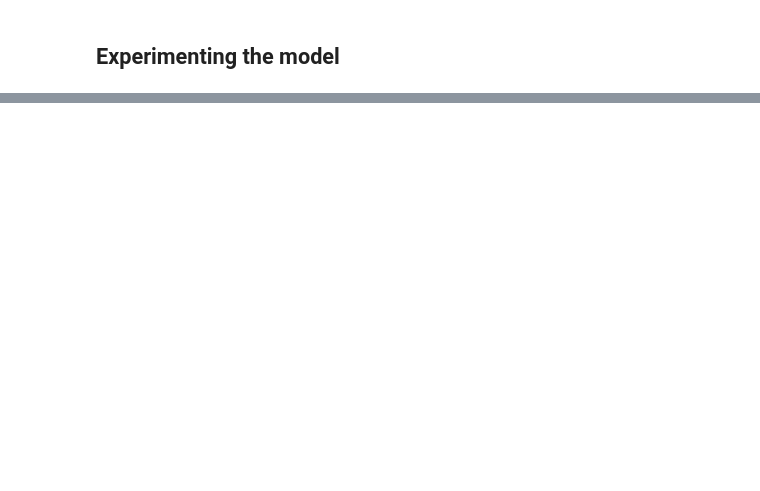
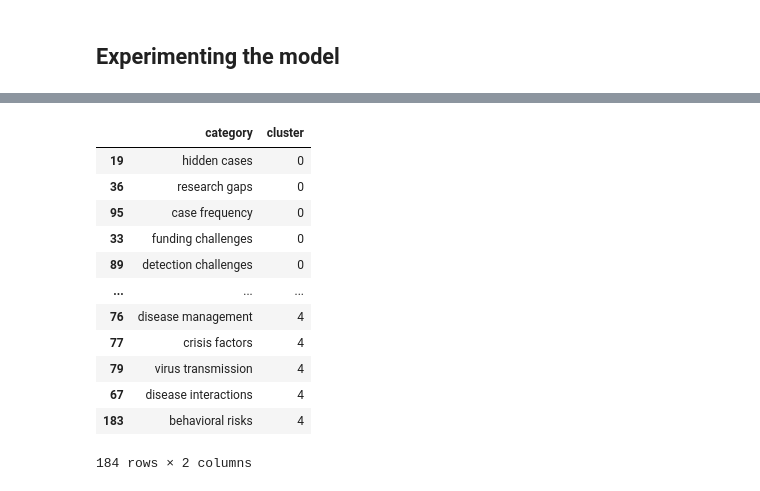
Before and after one commit to ntluong95/INFLUX, a Jupyter notebook: notebooks/causal-chains.ipynb, the cells around one changed output, grey strips where cells are left out. Cells and saved outputs as stored; diff of their text form; code cells hidden in the pictures; blank space fills up the shorter version.

```diff
--- a/notebooks/causal-chains.ipynb
+++ b/notebooks/causal-chains.ipynb
@@ -471,0 +637,23 @@ print(result_df)
+# %%
+# Create a DataFrame for unique categories and their cluster labels
+clustered_categories = pd.DataFrame({
+    'category': unique_drivers_categories,
+    'cluster': cluster_labels
+})
+
+# Display grouped categories
+display(clustered_categories.sort_values(by='cluster'))
+# %% [output]
+|  | category | cluster |
+| 19 | hidden cases | 0 |
+| 36 | research gaps | 0 |
+| 95 | case frequency | 0 |
+| 33 | funding challenges | 0 |
+| 89 | detection challenges | 0 |
+| ... | ... | ... |
+| 76 | disease management | 4 |
+| 77 | crisis factors | 4 |
+| 79 | virus transmission | 4 |
+| 67 | disease interactions | 4 |
+| 183 | behavioral risks | 4 |
+184 rows × 2 columns
```
Also changed, not shown: parts of 21 cells of this notebook, 9 other files.
